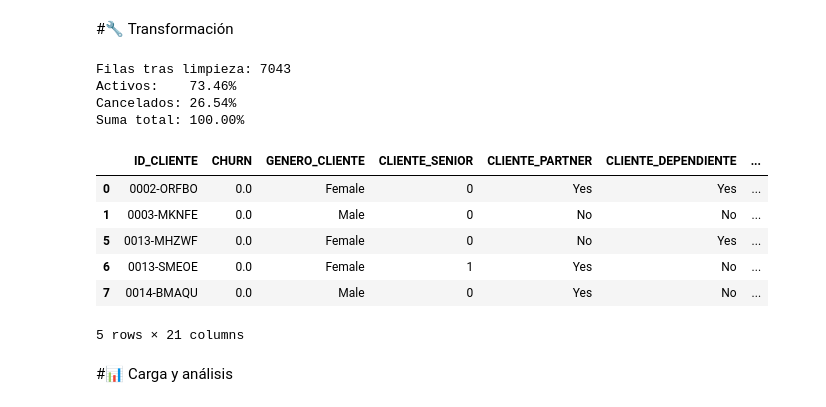
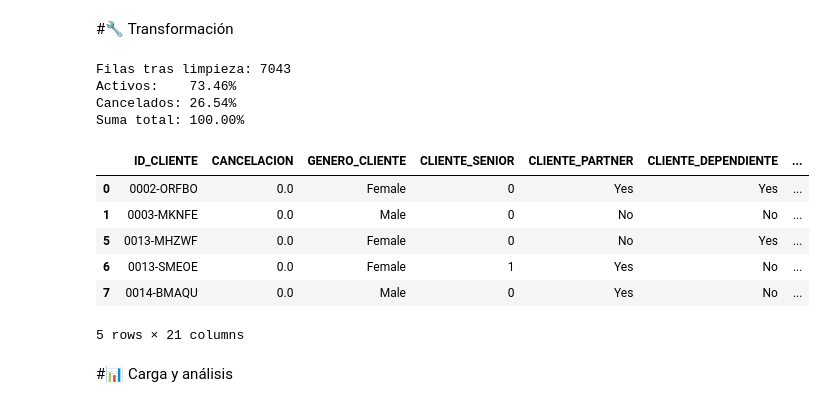
Before and after one commit to alive25/TelecomX, a Jupyter notebook: TelecomX_LATAM.ipynb, the cells around one changed output. Cells and saved outputs as stored; diff of their text form; code cells hidden in the pictures.

```diff
--- a/TelecomX_LATAM.ipynb
+++ b/TelecomX_LATAM.ipynb
@@ -55,7 +55,7 @@ df_flat['account_Charges.Total'] = (
 rename_cols = {
     'index': 'INDICE',
     'customerID': 'ID_CLIENTE',
-    'Churn': 'CHURN',
+    'Churn': 'CANCELACION',
     'customer_gender': 'GENERO_CLIENTE',
     'customer_SeniorCitizen': 'CLIENTE_SENIOR',
     'customer_Partner': 'CLIENTE_PARTNER',
@@ -74,47 +74,47 @@ rename_cols = {
     'account_PaperlessBilling': 'BOLETA_ELECTRONICA',
     'account_PaymentMethod': 'METODO_PAGO',
     'account_Charges.Monthly': 'CARGO_MENSUAL',
     'account_Charges.Total': 'CARGO_TOTAL'
 }
 
 df_flat.rename(columns=rename_cols, inplace=True)
 if 'INDICE' in df_flat.columns:
 
     df_flat.set_index('INDICE', inplace=True, drop=True)
 
 df_flat.to_parquet("telecomx_flat_renombrado.parquet", index=False)
-churn_total = df_flat['CHURN'].sum()
-df_flat['CHURN'] = df_flat['CHURN'].map({'Yes': 1, 'No': 0})
+cancelacion_total = df_flat['CANCELACION'].sum()
+df_flat['CANCELACION'] = df_flat['CANCELACION'].map({'Yes': 1, 'No': 0})
 
-churn_total = df_flat['CHURN'].sum()
-churn_total_porcentaje = (churn_total / len(df_flat)) * 100
+cancelacion_total = df_flat['CANCELACION'].sum()
+cancelacion_total_porcentaje = (cancelacion_total / len(df_flat)) * 100
 
 df_flat.head()
 
-df_no_churn = df_flat[df_flat['CHURN'] == 0]
-df_churn = df_flat[df_flat['CHURN'] == 1]
-no_churn_total = len(df_no_churn)
-no_churn_pct   = no_churn_total / len(df_flat) * 100
+df_no_cancelacion = df_flat[df_flat['CANCELACION'] == 0]
+df_cancelacion = df_flat[df_flat['CANCELACION'] == 1]
+no_cancelacion_total = len(df_no_cancelacion)
+no_cancelacion_pct   = no_cancelacion_total / len(df_flat) * 100
 
-nulos_churn = df_flat['CHURN'].isna().sum()
+nulos_cancelacion = df_flat['CANCELACION'].isna().sum()
 
-df_clean = df_flat.dropna(subset=['CHURN'])
+df_clean = df_flat.dropna(subset=['CANCELACION'])
 
 total_clean = len(df_clean)
-activos_pct = (df_clean['CHURN'] == 0).sum() / total_clean * 100
-cancelados_pct = (df_clean['CHURN'] == 1).sum() / total_clean * 100
+activos_pct = (df_clean['CANCELACION'] == 0).sum() / total_clean * 100
+cancelados_pct = (df_clean['CANCELACION'] == 1).sum() / total_clean * 100
 
 print(f"Filas tras limpieza: {total_clean}")
 print(f"Activos:    {activos_pct:.2f}%")
 print(f"Cancelados: {cancelados_pct:.2f}%")
 print(f"Suma total: {(activos_pct + cancelados_pct):.2f}%")
-df_no_churn.head()
+df_no_cancelacion.head()
 # %% [output]
 Filas tras limpieza: 7043
 Activos:    73.46%
 Cancelados: 26.54%
 Suma total: 100.00%
-|  | ID_CLIENTE | CHURN | GENERO_CLIENTE | CLIENTE_SENIOR | CLIENTE_PARTNER | CLIENTE_DEPENDIENTE | ... |
+|  | ID_CLIENTE | CANCELACION | GENERO_CLIENTE | CLIENTE_SENIOR | CLIENTE_PARTNER | CLIENTE_DEPENDIENTE | ... |
 | 0 | 0002-ORFBO | 0.0 | Female | 0 | Yes | Yes | ... |
 | 1 | 0003-MKNFE | 0.0 | Male | 0 | No | No | ... |
 | 5 | 0013-MHZWF | 0.0 | Female | 0 | No | Yes | ... |
```
Also changed, not shown: parts of 2 cells of this notebook.
